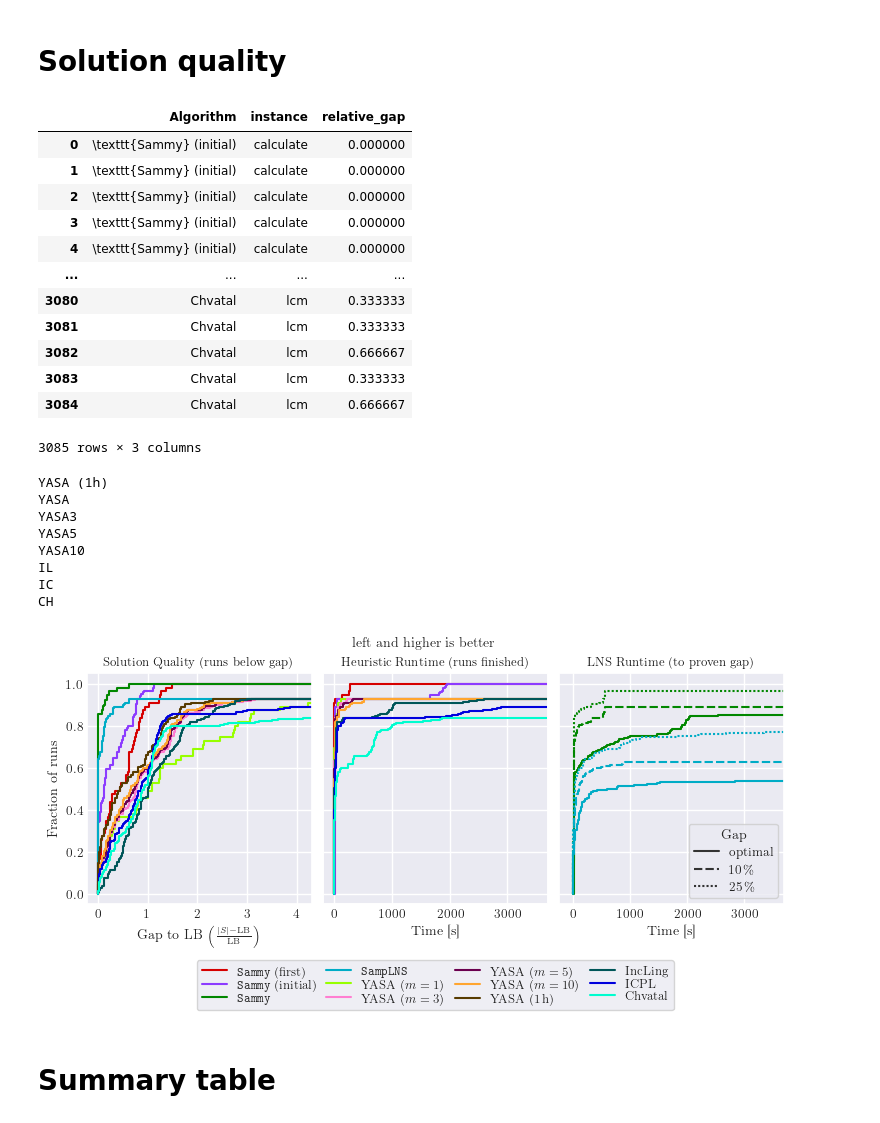
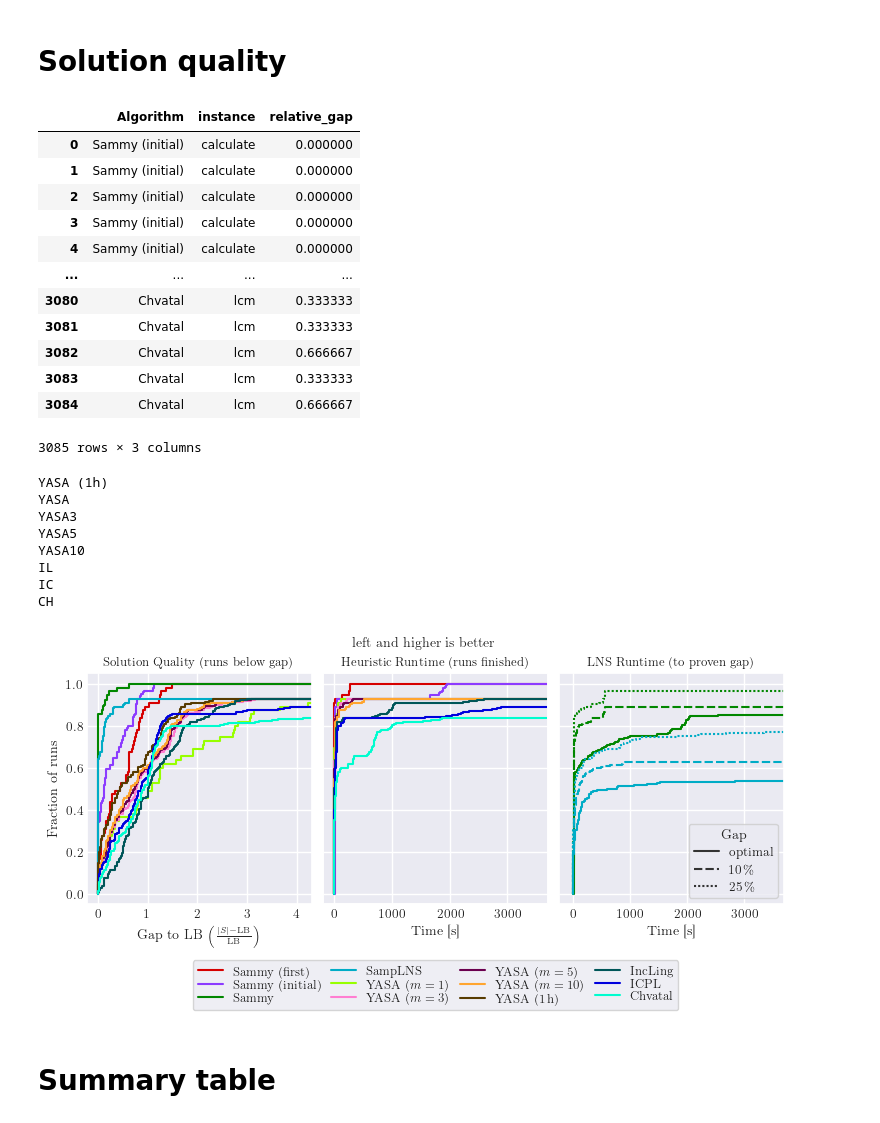
Before and after one commit to phillip-keldenich/sammy, a Jupyter notebook: experiments/paper_figures/on_benchmark_set/03_plots.ipynb, the cells around one changed output. Cells and saved outputs as stored; diff of their text form; code cells hidden in the pictures.

```diff
--- a/experiments/paper_figures/on_benchmark_set/03_plots.ipynb
+++ b/experiments/paper_figures/on_benchmark_set/03_plots.ipynb
@@ -349,10 +349,10 @@ def map_algo_names(name):
 heuristic_solved_after_time_df['Heuristic'] = \
     heuristic_solved_after_time_df['heuristic'].apply(map_algo_names)
 plot_order = [
-    r'\texttt{Sammy} (first)',
-    r'\texttt{Sammy} (initial)',
-    r'\texttt{Sammy}',
-    r'\texttt{SampLNS}',
+    r'Sammy (first)',
+    r'Sammy (initial)',
+    r'Sammy',
+    r'SampLNS',
     'YASA $(m = 1)$',
     'YASA $(m = 3)$',
     'YASA $(m = 5)$',
@@ -394,7 +394,7 @@ for instance, instance_data in sammy_data.items():
         for rgap, rgap_label in relgap_labels.items():
             time = time_to_relative_gap(lb_history, ub_history, rgap)
             time_to_gaps.append({
-                'Algorithm': r'\texttt{Sammy}',
+                'Algorithm': r'Sammy',
                 'instance': instance,
                 'Gap': rgap_label,
                 'time': time
@@ -406,7 +406,7 @@ for instance, instance_data in samplns_data.items():
         for rgap, rgap_label in relgap_labels.items():
             time = time_to_relative_gap(lb_history, ub_history, rgap)
             time_to_gaps.append({
-                'Algorithm': r'\texttt{SampLNS}',
+                'Algorithm': r'SampLNS',
                 'instance': instance,
                 'Gap': rgap_label,
                 'time': time
@@ -500,15 +500,15 @@ def push_sol_quality(algorithm, instance, value):
 
 for instance, instance_data in sammy_data.items():
     for ub in instance_data['initial_ubs']:
-        push_sol_quality(r'\texttt{Sammy} (initial)', instance, ub)
+        push_sol_quality(r'Sammy (initial)', instance, ub)
     for ub in instance_data['first_sol_sizes']:
-        push_sol_quality(r'\texttt{Sammy} (first)', instance, ub)
+        push_sol_quality(r'Sammy (first)', instance, ub)
     for ub in instance_data['ubs']:
-        push_sol_quality(r'\texttt{Sammy}', instance, ub)
+        push_sol_quality(r'Sammy', instance, ub)
 
 for instance, instance_data in samplns_data.items():
     for ub in instance_data['upper_bounds']:
-        push_sol_quality(r'\texttt{SampLNS}', instance, ub)
+        push_sol_quality(r'SampLNS', instance, ub)
 
 for algorithm, algorithm_data in baseline_data.items():
     for instance, instance_data in algorithm_data.items():
@@ -518,11 +518,11 @@ solution_quality_to_best_lb = pd.DataFrame(solution_quality_to_best_lb)
 solution_quality_to_best_lb
 # %% [output]
 |  | Algorithm | instance | relative_gap |
-| 0 | \texttt{Sammy} (initial) | calculate | 0.000000 |
-| 1 | \texttt{Sammy} (initial) | calculate | 0.000000 |
-| 2 | \texttt{Sammy} (initial) | calculate | 0.000000 |
-| 3 | \texttt{Sammy} (initial) | calculate | 0.000000 |
-| 4 | \texttt{Sammy} (initial) | calculate | 0.000000 |
+| 0 | Sammy (initial) | calculate | 0.000000 |
+| 1 | Sammy (initial) | calculate | 0.000000 |
+| 2 | Sammy (initial) | calculate | 0.000000 |
+| 3 | Sammy (initial) | calculate | 0.000000 |
+| 4 | Sammy (initial) | calculate | 0.000000 |
 | ... | ... | ... | ... |
 | 3080 | Chvatal | lcm | 0.333333 |
 | 3081 | Chvatal | lcm | 0.333333 |
@@ -542,7 +542,7 @@ def get_num_solved_any_runs(algorithm):
 # %%
 solution_quality_performance_plot_data = []
 total_num_runs = solution_quality_to_best_lb[
-    solution_quality_to_best_lb['Algorithm'] == r'\texttt{Sammy} (initial)'].shape[0]
+    solution_quality_to_best_lb['Algorithm'] == r'Sammy (initial)'].shape[0]
 distinct_algorithms = set(solution_quality_to_best_lb['Algorithm'].unique())
 previous_num_solved = {algorithm: (-0.0000001, 0) for algorithm in distinct_algorithms}
 max_gap = -0.0000001
@@ -662,40 +662,40 @@ sns.lineplot(data=heuristic_fraction_solved_after_time_df, x='time', y='frac_sol
              ax=ax2, legend=None)
 sns.lineplot(data=num_solved_at_time_df, x='time', y='frac_solved',
              hue='Algorithm', palette=palette[2:4],
-             hue_order=[r'\texttt{Sammy}', r'\texttt{SampLNS}'],
+             hue_order=[r'Sammy', r'SampLNS'],
              style='Gap', style_order=['optimal', r'\qty{10}{\percent}',
                                        r'\qty{25}{\percent}'])
 ax1.set_xlabel(r"Gap to LB {\small $\left(\frac{|S| - \operatorname{LB}}{\operatorname{LB}}\right)$}")
 ax1.set_ylabel(r"Fraction of runs")
 ax1.legend().set_title("")
 ax1.tick_params(axis='x', pad=-3)
 ax1.tick_params(axis='y', pad=-3)
 ax1.set_title("Solution Quality (runs below gap)", fontsize=9)
 ax1.set_xlim(ax1.get_xlim()[0], 4.3)
 ax3 = ax2.twinx()
 ax3.set_yticks([])
 ax3.set_ylim(*ax2.get_ylim())
 #ax3.set_ylabel("Fraction of runs finished with a solution")
 ax3.yaxis.set_label_position("right")
 ax2.tick_params(axis='x', pad=-3)
 ax2.set_xlabel('Time [s]')
 ax2.set_title('Heuristic Runtime (runs finished)', fontsize=9)
 ax2.set_xlim(ax2.get_xlim()[0], 3700)
 ax4.set_xlabel('Time [s]')
 ax4.set_xlim(ax4.get_xlim()[0], 3700)
 ax4.tick_params(axis='x', pad=-3)
 ax4.set_title('LNS Runtime (to proven gap)', fontsize=9)
 handles4, labels4 = ax4.get_legend_handles_labels()
 indexgap = labels4.index('Gap')
 ax4.legend(handles4[indexgap+1:], labels4[indexgap+1:], title="Gap")
 for ytickline in ax2.get_yticklines():
     ytickline.set_visible(False)
 sns.move_legend(ax1, "center", ncol=4, bbox_to_anchor=(1.55, -0.35),
                 labelspacing=0.1, columnspacing=0.8, fontsize=9)
 plt.savefig('solution_quality_and_heuristic_runtime.pdf',
             bbox_inches='tight')
 # %% [output]
-[figure, old version]
+[figure, new version]
 # %% [markdown]
 # Summary table
 # %%
```
Also changed, not shown: parts of 5 cells of this notebook, 8 other files.
